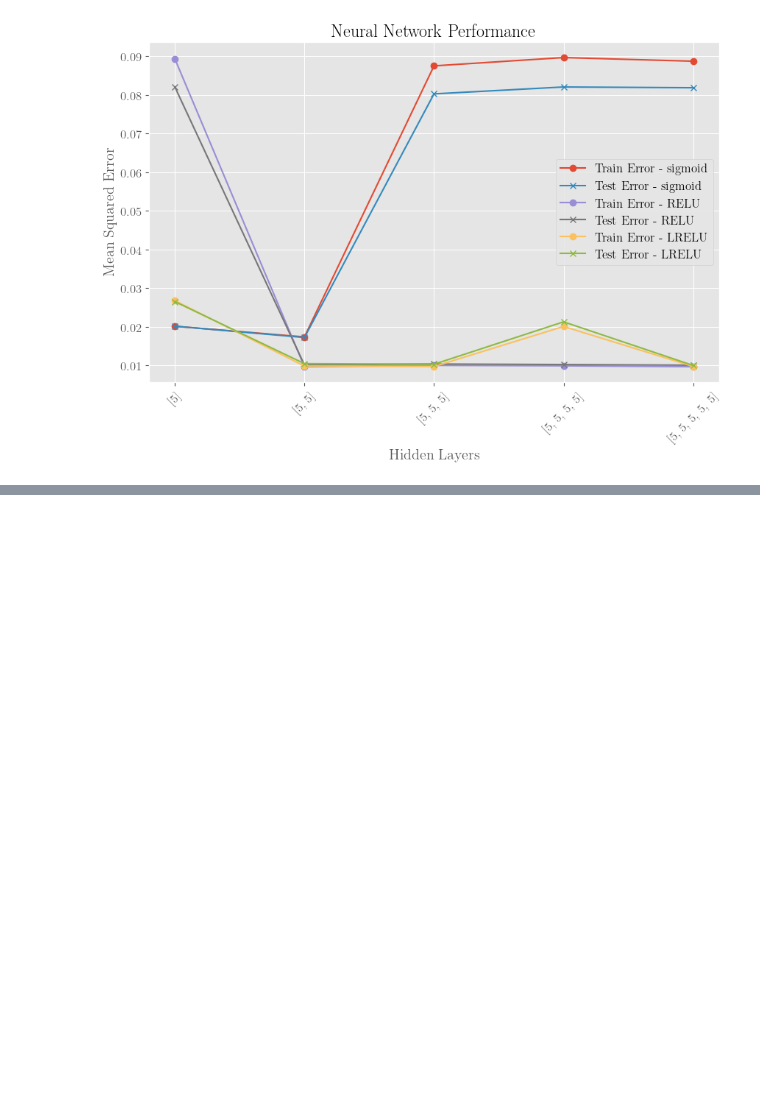
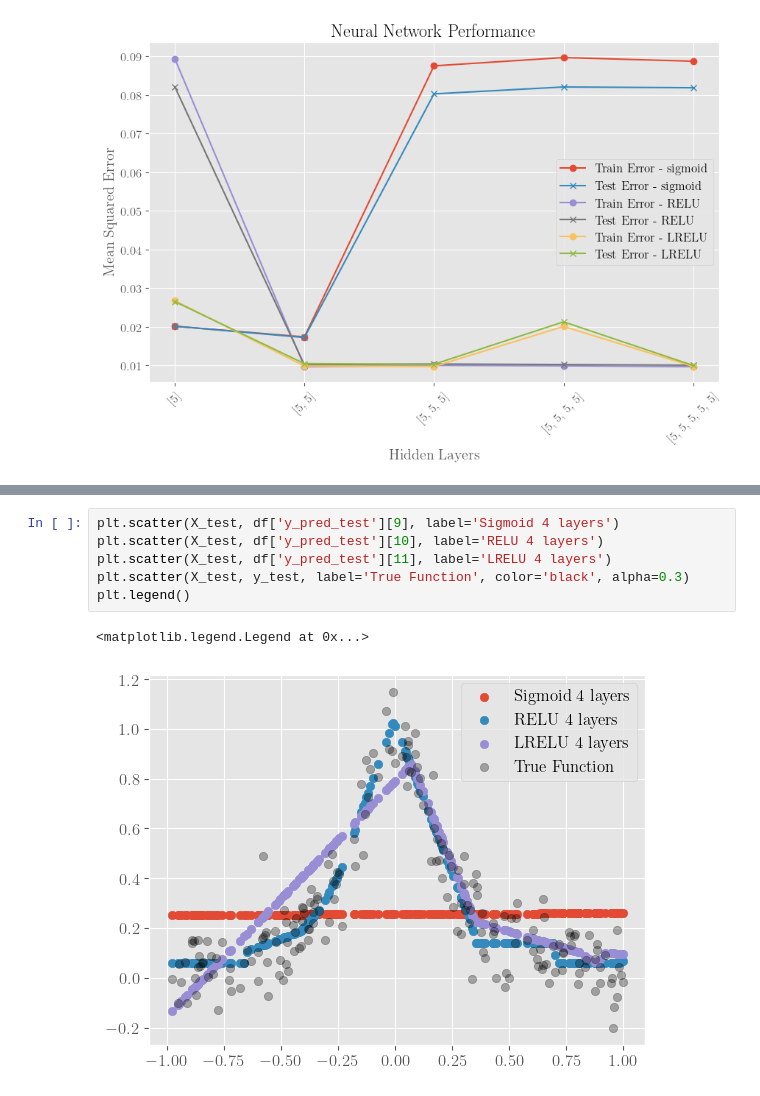
Before and after one commit to kjes4pres/Project_2_FYSSTK, a Jupyter notebook: Code/Kjersti/part_d.ipynb, the cells around one changed output, grey strips where cells are left out. Drawn from its saved outputs; the diff is of its cells as text; blank space fills up the shorter version.

```diff
--- a/Code/Kjersti/part_d.ipynb
+++ b/Code/Kjersti/part_d.ipynb
@@ -168,0 +175,9 @@ plt.show()
+# %%
+plt.scatter(X_test, df['y_pred_test'][9], label='Sigmoid 4 layers')
+plt.scatter(X_test, df['y_pred_test'][10], label='RELU 4 layers')
+plt.scatter(X_test, df['y_pred_test'][11], label='LRELU 4 layers')
+plt.scatter(X_test, y_test, label='True Function', color='black', alpha=0.3)
+plt.legend()
+# %% [output]
+<matplotlib.legend.Legend at 0x...>
+[figure, added]
```
Also changed, not shown: parts of 7 cells of this notebook.
